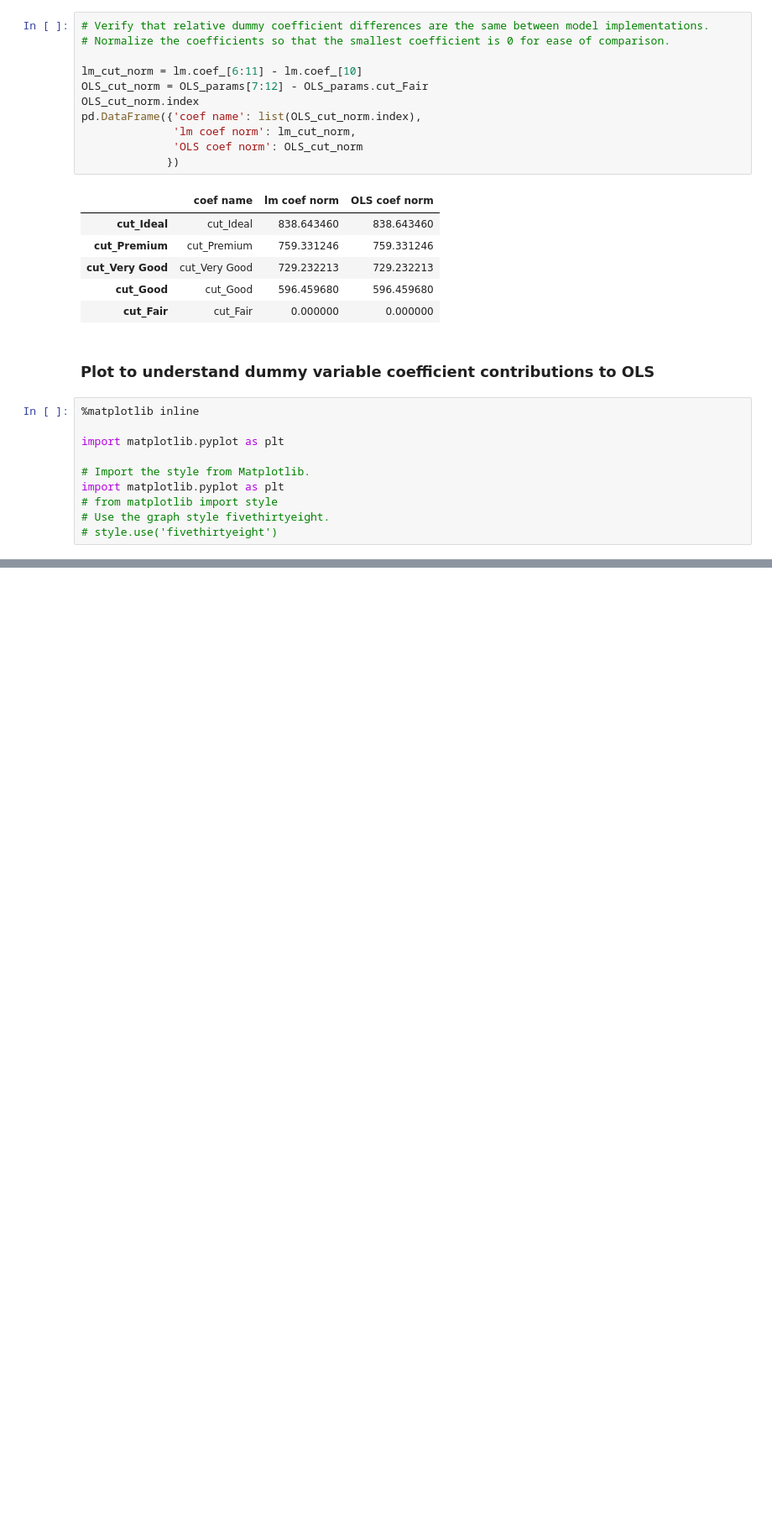
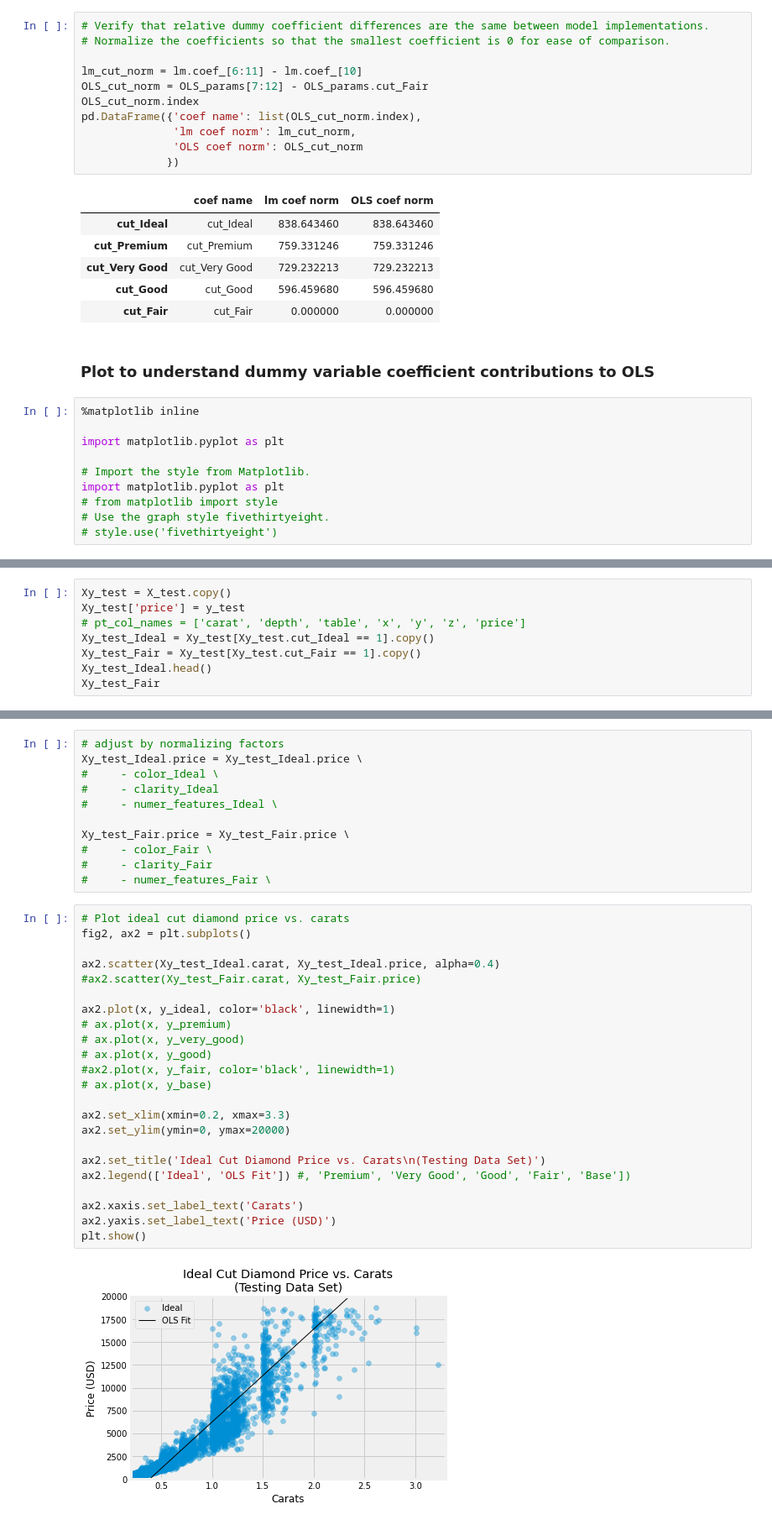
Before and after one commit to telwoo/final-project, a Jupyter notebook: import_provisional_data.ipynb, the cells around one changed output, grey strips where cells are left out. Shown: that part at 84% size. Drawn from its saved outputs; the diff is of its cells as text; blank space fills up the shorter version.

```diff
--- a/import_provisional_data.ipynb
+++ b/import_provisional_data.ipynb
@@ -451,0 +462,8 @@ plt.show()
+# %%
+Xy_test = X_test.copy()
+Xy_test['price'] = y_test
+# pt_col_names = ['carat', 'depth', 'table', 'x', 'y', 'z', 'price']
+Xy_test_Ideal = Xy_test[Xy_test.cut_Ideal == 1].copy()
+Xy_test_Fair = Xy_test[Xy_test.cut_Fair == 1].copy()
+Xy_test_Ideal.head()
+Xy_test_Fair
@@ -451,0 +544,36 @@ plt.show()
+# %%
+# adjust by normalizing factors
+Xy_test_Ideal.price = Xy_test_Ideal.price \
+#     - color_Ideal \
+#     - clarity_Ideal
+#     - numer_features_Ideal \
+
+Xy_test_Fair.price = Xy_test_Fair.price \
+#     - color_Fair \
+#     - clarity_Fair
+#     - numer_features_Fair \
+# %%
+# Plot ideal cut diamond price vs. carats
+fig2, ax2 = plt.subplots()
+
+ax2.scatter(Xy_test_Ideal.carat, Xy_test_Ideal.price, alpha=0.4)
+#ax2.scatter(Xy_test_Fair.carat, Xy_test_Fair.price)
+
+ax2.plot(x, y_ideal, color='black', linewidth=1)
+# ax.plot(x, y_premium)
+# ax.plot(x, y_very_good)
+# ax.plot(x, y_good)
+#ax2.plot(x, y_fair, color='black', linewidth=1)
+# ax.plot(x, y_base)
+
+ax2.set_xlim(xmin=0.2, xmax=3.3)
+ax2.set_ylim(ymin=0, ymax=20000)
+
+ax2.set_title('Ideal Cut Diamond Price vs. Carats\n(Testing Data Set)')
+ax2.legend(['Ideal', 'OLS Fit']) #, 'Premium', 'Very Good', 'Good', 'Fair', 'Base'])
+
+ax2.xaxis.set_label_text('Carats')
+ax2.yaxis.set_label_text('Price (USD)')
+plt.show()
+# %% [output]
+[figure, added]
```
Also changed, not shown: parts of 7 cells of this notebook.
